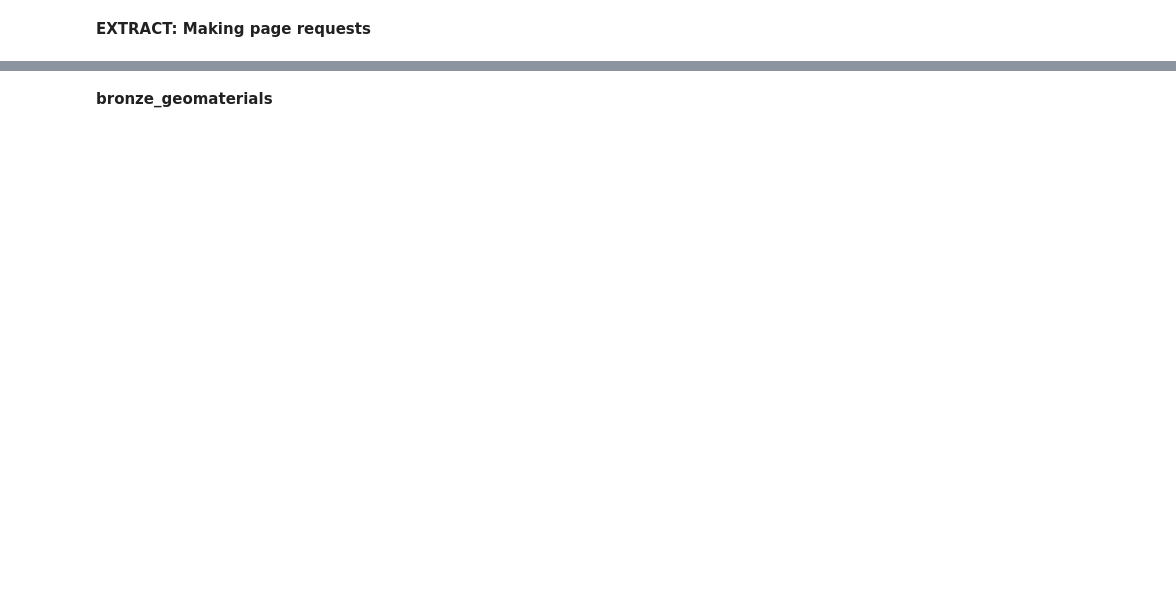
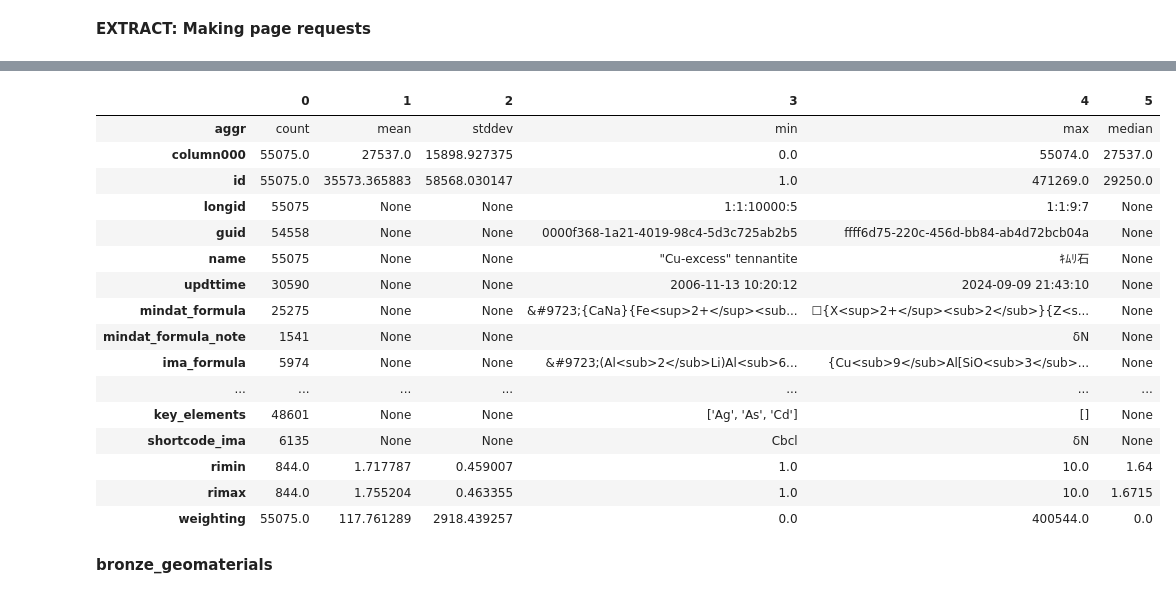
Before and after one commit to luschiro/mindapp, a Jupyter notebook: api_tests.ipynb, the cells around one changed output, grey strips where cells are left out. Cells and saved outputs as stored; diff of their text form; code cells hidden in the pictures; blank space fills up the shorter version.

```diff
--- a/api_tests.ipynb
+++ b/api_tests.ipynb
@@ -146,6 +86,0 @@ ValueError: empty separator
-# %%
-# creating a duckdb object
-raw = duckdb.read_csv(os.path.join(DATA_DIR, "raw_geomaterials.csv"), sample_size=-1)
-duckdb.sql("select * from raw").show(max_rows=200, max_width=10000)
-
-# df_duck.write_csv(os.path.join(DATA_DIR, "bronze_geomaterials.csv"), overwrite=True)
@@ -170,0 +135,21 @@ Error:
+# %%
+pd.set_option('display.max_rows', None)
+raw.describe().to_df().transpose()
+# %% [output]
+|  | 0 | 1 | 2 | 3 | 4 | 5 |
+| aggr | count | mean | stddev | min | max | median |
+| column000 | 55075.0 | 27537.0 | 15898.927375 | 0.0 | 55074.0 | 27537.0 |
+| id | 55075.0 | 35573.365883 | 58568.030147 | 1.0 | 471269.0 | 29250.0 |
+| longid | 55075 | None | None | 1:1:10000:5 | 1:1:9:7 | None |
+| guid | 54558 | None | None | 0000f368-1a21-4019-98c4-5d3c725ab2b5 | ffff6d75-220c-456d-bb84-ab4d72bcb04a | None |
+| name | 55075 | None | None | "Cu-excess" tennantite | ｷﾑﾘ石 | None |
+| updttime | 30590 | None | None | 2006-11-13 10:20:12 | 2024-09-09 21:43:10 | None |
+| mindat_formula | 25275 | None | None | &#9723;{CaNa}{Fe<sup>2+</sup><sub... | ☐{X<sup>2+</sup><sub>2</sub>}{Z<s... | None |
+| mindat_formula_note | 1541 | None | None |  | δN | None |
+| ima_formula | 5974 | None | None | &#9723;(Al<sub>2</sub>Li)Al<sub>6... | {Cu<sub>9</sub>Al[SiO<sub>3</sub>... | None |
+| ... | ... | ... | ... | ... | ... | ... |
+| key_elements | 48601 | None | None | ['Ag', 'As', 'Cd'] | [] | None |
+| shortcode_ima | 6135 | None | None | Cbcl | δN | None |
+| rimin | 844.0 | 1.717787 | 0.459007 | 1.0 | 10.0 | 1.64 |
+| rimax | 844.0 | 1.755204 | 0.463355 | 1.0 | 10.0 | 1.6715 |
+| weighting | 55075.0 | 117.761289 | 2918.439257 | 0.0 | 400544.0 | 0.0 |
```
Also changed, not shown: parts of 14 cells of this notebook, 7 other files.
